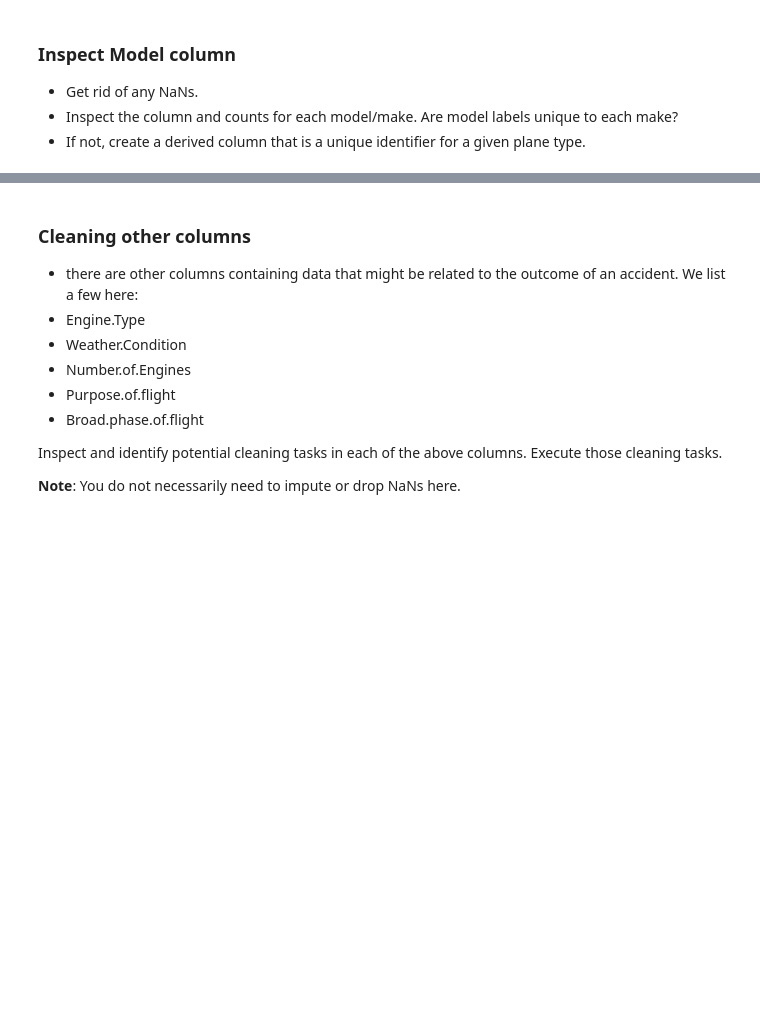
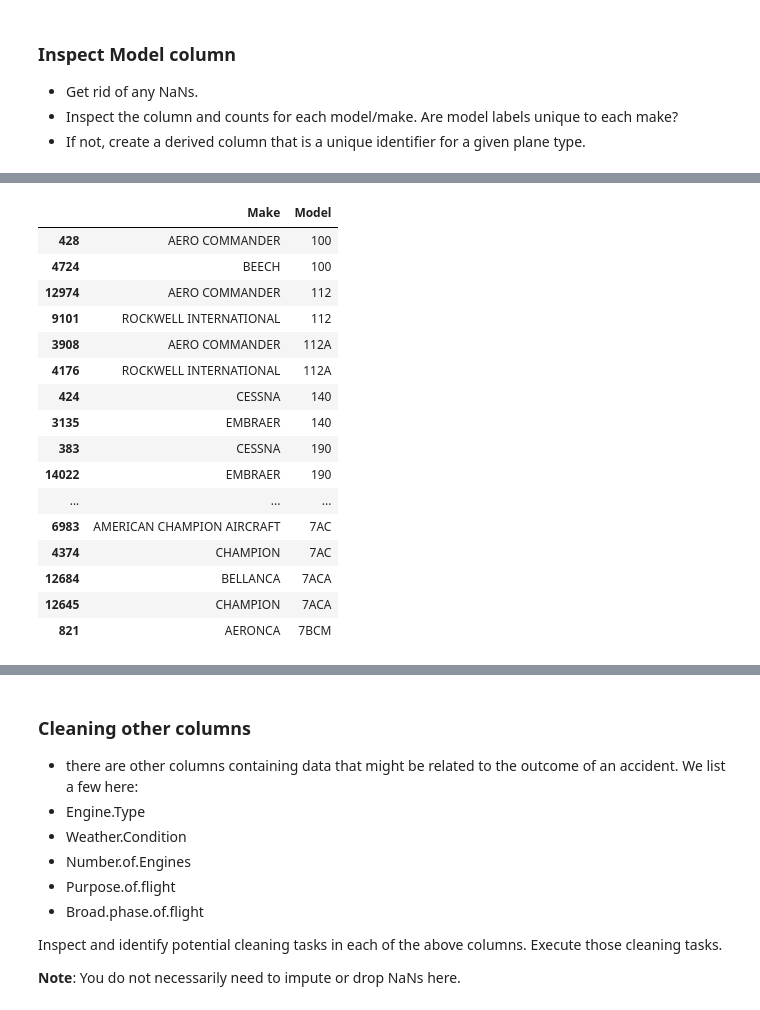
Before and after one commit to amacken3/dsc-course0-m8-lab, a Jupyter notebook: Aviation_Accidents_Cleaning.ipynb, the cells around one changed output, grey strips where cells are left out. Cells and saved outputs as stored; diff of their text form; code cells hidden in the pictures; blank space fills up the shorter version.

Commit message:
Clean aviation make and model data

```diff
--- a/Aviation_Accidents_Cleaning.ipynb
+++ b/Aviation_Accidents_Cleaning.ipynb
@@ -236,3 +228,7 @@ Name: count, dtype: int64
 I inspected the Make column to identify missing values, inconsistent formatting, and manufacturer names with low record counts. Several manufacturers appeared multiple ways because of capitalization, punctuation, spacing, or company suffixes.
 
 To clean this column, I removed extra spacing, converted manufacturer names to uppercase, and combined clear manufacturer name variants. I did not automatically merge every similar name because fuzzy matches can incorrectly combine different companies. For the analysis, I kept only makes with at least 50 accident records. This threshold keeps the analysis focused on manufacturers with enough records to support more stable comparisons, while removing rare makes that could create misleading rates from only a small number of accidents.
+# %%
+df_analysis = df_clean.reset_index(drop=True).copy()
+
+df_analysis.shape
@@ -243,0 +264,8 @@ To clean this column, I removed extra spacing, converted manufacturer names to u
+# %%
+df_analysis = df_analysis.dropna(subset=["Model"]).copy()
+
+df_analysis["Model"] = df_analysis["Model"].str.strip().str.upper()
+
+df_analysis = df_analysis.reset_index(drop=True)
+
+df_analysis["Model"].isna().sum()
@@ -243,0 +274,8 @@ To clean this column, I removed extra spacing, converted manufacturer names to u
+# %%
+model_make_counts = (
+    df_analysis.groupby("Model")["Make"]
+    .nunique()
+    .sort_values(ascending=False)
+)
+
+model_make_counts.head(20)
@@ -243,0 +300,24 @@ To clean this column, I removed extra spacing, converted manufacturer names to u
+# %%
+shared_model_labels = model_make_counts[model_make_counts > 1].index
+
+df_analysis[
+    df_analysis["Model"].isin(shared_model_labels)
+][["Make", "Model"]].drop_duplicates().sort_values(["Model", "Make"]).head(50)
+# %% [output]
+|  | Make | Model |
+| 428 | AERO COMMANDER | 100 |
+| 4724 | BEECH | 100 |
+| 12974 | AERO COMMANDER | 112 |
+| 9101 | ROCKWELL INTERNATIONAL | 112 |
+| 3908 | AERO COMMANDER | 112A |
+| 4176 | ROCKWELL INTERNATIONAL | 112A |
+| 424 | CESSNA | 140 |
+| 3135 | EMBRAER | 140 |
+| 383 | CESSNA | 190 |
+| 14022 | EMBRAER | 190 |
+| ... | ... | ... |
+| 6983 | AMERICAN CHAMPION AIRCRAFT | 7AC |
+| 4374 | CHAMPION | 7AC |
+| 12684 | BELLANCA | 7ACA |
+| 12645 | CHAMPION | 7ACA |
+| 821 | AERONCA | 7BCM |
```
Also changed, not shown: parts of 7 cells of this notebook.
